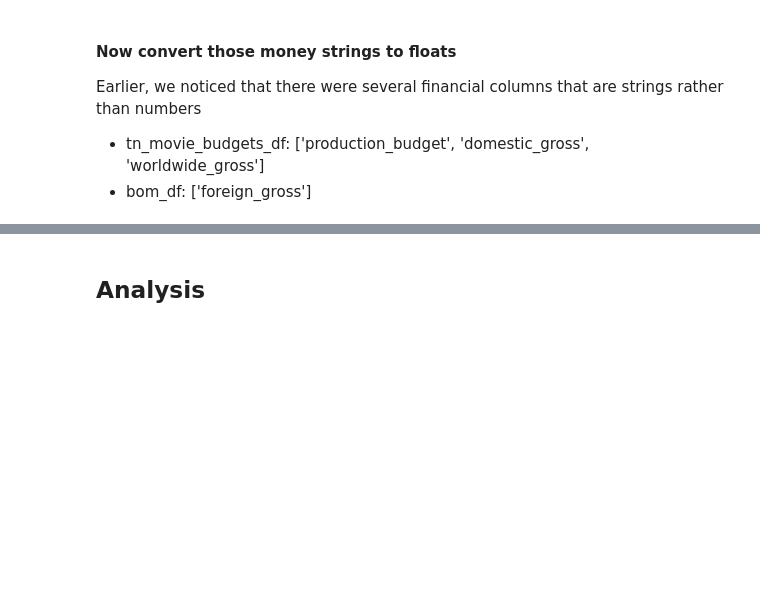
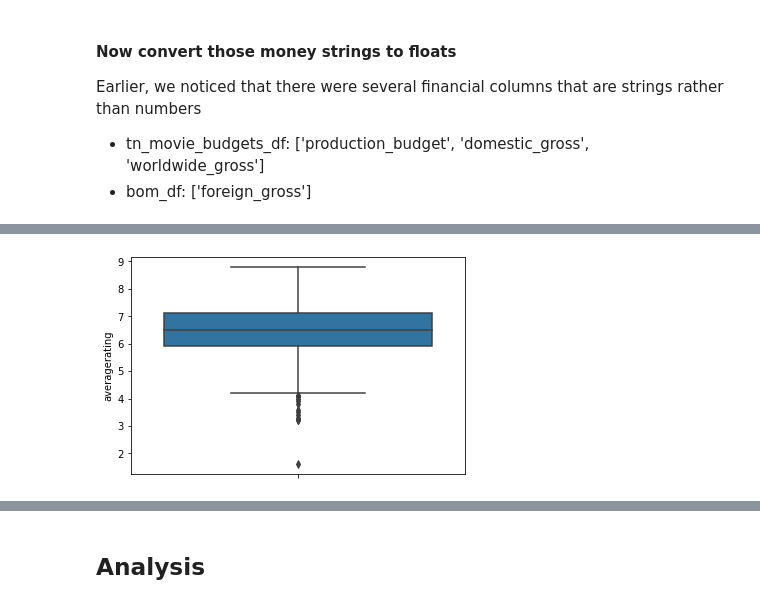
Before and after one commit to gcburgess/Xbox-to-Box-Office, a Jupyter notebook: greg-notebooks-folder/GREG_slightly_polished.ipynb, the cells around one changed output, grey strips where cells are left out. Cells and saved outputs as stored; diff of their text form; code cells hidden in the pictures; blank space fills up the shorter version.

```diff
--- a/greg-notebooks-folder/GREG_slightly_polished.ipynb
+++ b/greg-notebooks-folder/GREG_slightly_polished.ipynb
@@ -508,0 +663,4 @@ imdb_ratings_df[filt]
+# %%
+sns.boxplot(y='averagerating',data=competing_studio_budgets_ratings_df);
+# %% [output]
+[figure, added]
```
Also changed, not shown: parts of 64 cells of this notebook.
